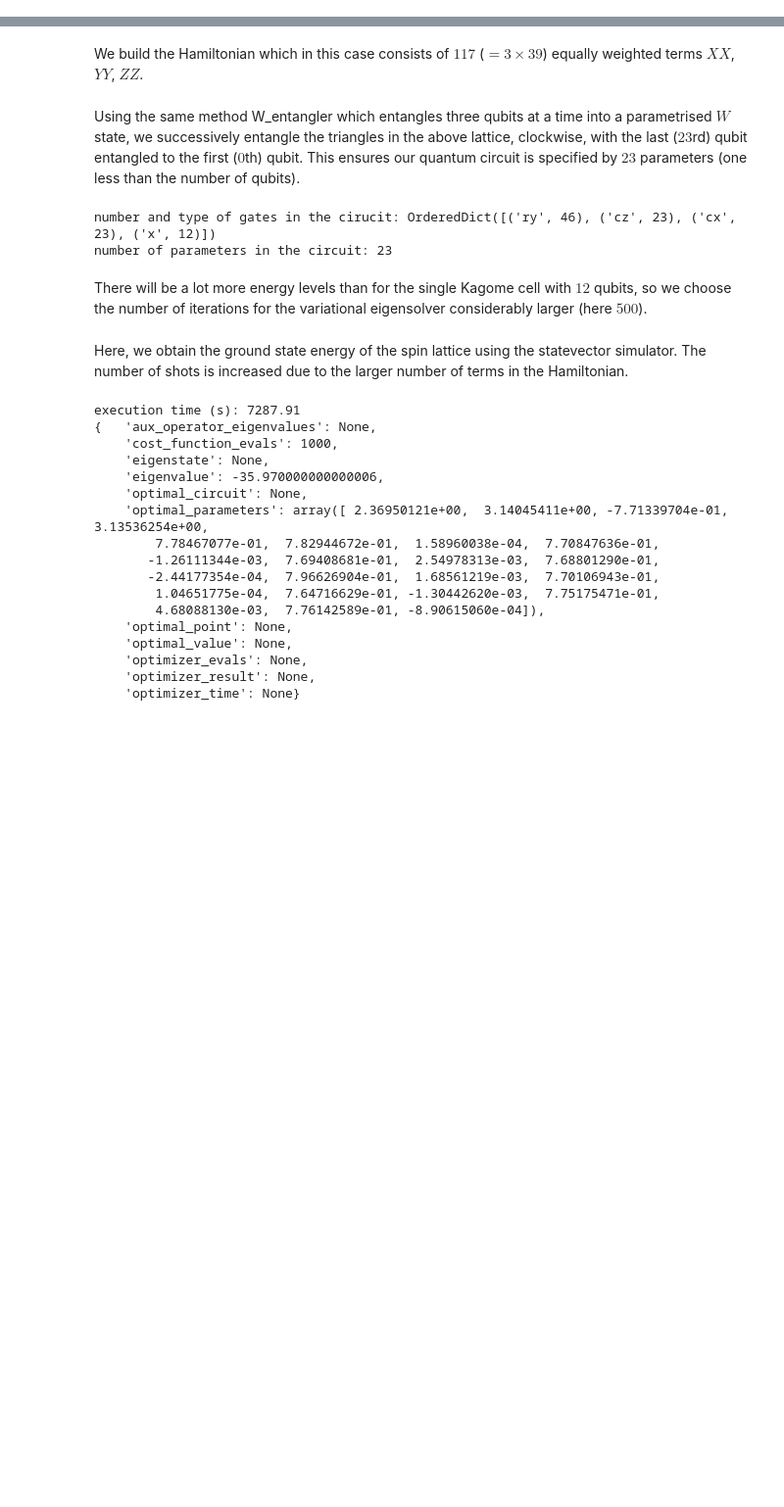
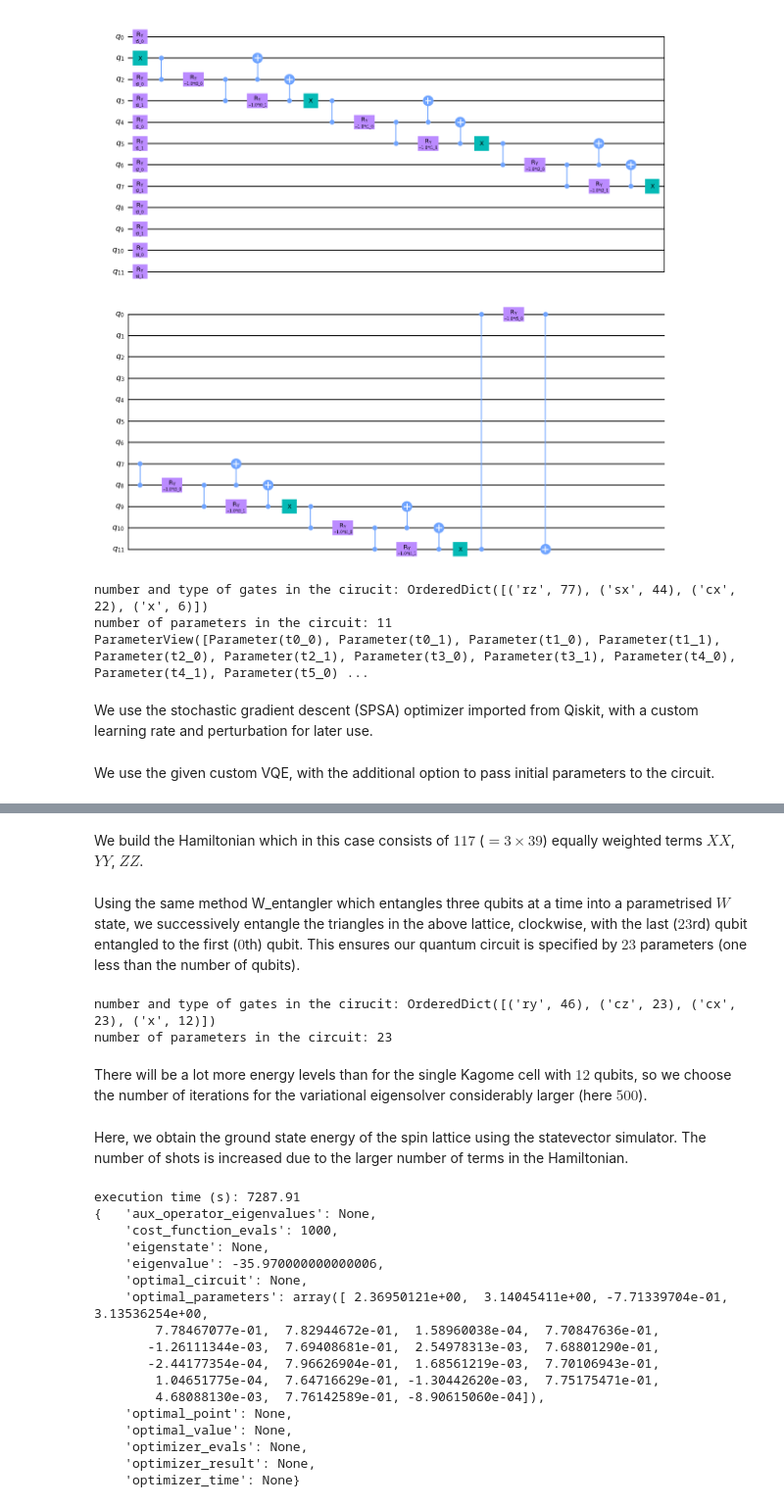
Before and after one commit to tkecker/open-science-prize-2022, a Jupyter notebook: TheKeck_submission.ipynb, the cells around one changed output, grey strips where cells are left out. Shown: that part at 98% size. Cells and saved outputs as stored; diff of their text form; code cells hidden in the pictures; blank space fills up the shorter version.

```diff
--- a/TheKeck_submission.ipynb
+++ b/TheKeck_submission.ipynb
@@ -2,0 +123,32 @@ We now consider a lattice consisting of 3 adjacent Kagome cells, made up of $24$
+# %%
+kagome_ansatz = QuantumCircuit(12)
+# use a quantum circuit of 12 qubits corresponding to the spins in the Kagome lattice
+
+for i in range(5):
+    # create W states between 3 qubits in each of 5 subsequent triangles of the Kagome lattice
+    W_entangler(kagome_ansatz,[2*i+1,(2*i+2)%12,(2*i+3)%12],'t'+str(i))
+
+# entangle the last qubit with the first (still free) qubit in the lattice
+W_entangler(kagome_ansatz,[11,0],'t5')
+
+kagome_ansatz.draw('mpl')
+# %% [output]
+[figure, added]
+# %%
+# Force anstaz to be applied to qubits in the heavy hex.
+# Avoid the outer qubits 0, 6, 9, and 15 which we accounted for in the lattice definition.
+ansatz = kagome_ansatz
+
+q_layout = [1, 2, 3, 5, 8, 11, 14, 13, 12, 10, 7, 4]
+ansatz_opt = transpile(ansatz, backend=guadalupe, initial_layout=q_layout)
+
+print('number and type of gates in the cirucit:', ansatz_opt.count_ops())
+print('number of parameters in the circuit:', ansatz_opt.num_parameters)
+print(ansatz_opt.parameters)
+# ansatz_opt.draw(fold=300)
+# %% [output]
+number and type of gates in the cirucit: OrderedDict([('rz', 77), ('sx', 44), ('cx', 22), ('x', 6)])
+number of parameters in the circuit: 11
+ParameterView([Parameter(t0_0), Parameter(t0_1), Parameter(t1_0), Parameter(t1_1), Parameter(t2_0), Parameter(t2_1), Parameter(t3_0), Parameter(t3_1), Parameter(t4_0), Parameter(t4_1), Parameter(t5_0) ...
+# %% [markdown]
+We use the stochastic gradient descent (SPSA) optimizer imported from Qiskit, with a custom learning rate and perturbation for later use.
@@ -2,0 +183,2 @@ We now consider a lattice consisting of 3 adjacent Kagome cells, made up of $24$
+# %% [markdown]
+We use the given custom VQE, with the additional option to pass initial parameters to the circuit.
```
Also changed, not shown: parts of 31 cells of this notebook, 1 other file.
